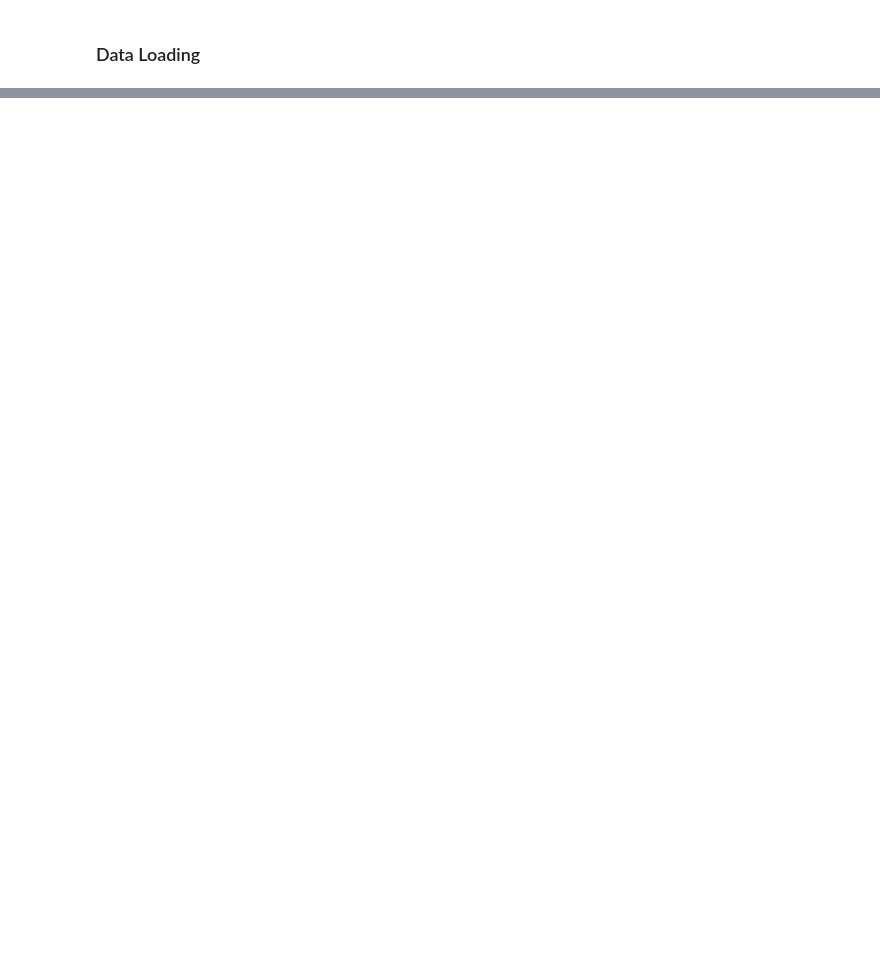
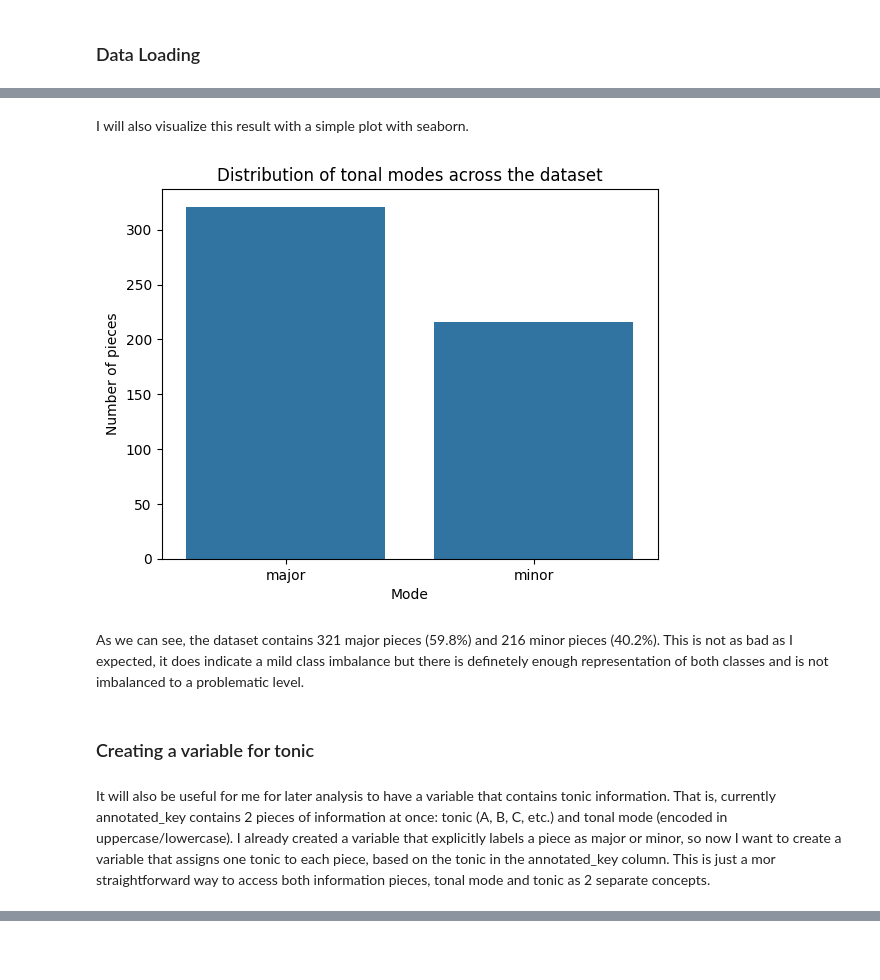
Before and after one commit to ele-spano22/master-thesis, a Jupyter notebook: notebooks/EDA.ipynb, the cells around one changed output, grey strips where cells are left out. Drawn from its saved outputs; the diff is of its cells as text; code cells hidden in the pictures; blank space fills up the shorter version.

```diff
--- a/notebooks/EDA.ipynb
+++ b/notebooks/EDA.ipynb
@@ -57,0 +124,18 @@ Make sure to add some explanation of what you are doing in your code. This will
+# %%
+metadata_list = []
+
+for corpus in data_path.iterdir():
+
+    if corpus.is_dir():
+
+        metadata_file = corpus / "metadata.tsv"
+
+        if metadata_file.exists():
+
+            df = pd.read_csv(metadata_file, sep="\t")
+            df["corpus"] = corpus.name
+
+            metadata_list.append(df)
+
+metadata = pd.concat(metadata_list, ignore_index=True)
+metadata["annotated_key"].dropna().unique()[:20]
@@ -57,0 +370,13 @@ Make sure to add some explanation of what you are doing in your code. This will
+# %%
+# here, I extract the first character of the key label and check if it is uppercase
+# If it is uppercase → major
+# If it is lowercase → minor
+
+metadata["mode"] = metadata["annotated_key"].str[0].str.isupper().map({
+    True: "major",
+    False: "minor"
+})
+
+# check the distribution of major vs minor pieces in the dataset.
+metadata["mode"].value_counts(dropna=False)
+metadata[["annotated_key", "mode"]].head(10)
@@ -57,0 +413,19 @@ Make sure to add some explanation of what you are doing in your code. This will
+# %% [markdown]
+I will also visualize this result with a simple plot with seaborn.
+# %%
+import seaborn as sns
+import matplotlib.pyplot as plt
+
+sns.countplot(data=metadata, x="mode")
+plt.title("Distribution of tonal modes across the dataset")
+plt.xlabel("Mode")
+plt.ylabel("Number of pieces")
+plt.show()
+# %% [output]
+[figure, added]
+# %% [markdown]
+As we can see, the dataset contains 321 major pieces (59.8%) and 216 minor pieces (40.2%). This is not as bad as I expected, it does indicate a mild class imbalance but there is definetely enough representation of both classes and is not imbalanced to a problematic level.
+# %% [markdown]
+### Creating a variable for tonic
+# %% [markdown]
+It will also be useful for me for later analysis to have a variable that contains tonic information. That is, currently annotated_key contains 2 pieces of information at once: tonic (A, B, C, etc.) and tonal mode (encoded in uppercase/lowercase). I already created a variable that explicitly labels a piece as major or minor, so now I want to create a variable that assigns one tonic to each piece, based on the tonic in the annotated_key column. This is just a mor straightforward way to access both information pieces, tonal mode and tonic as 2 separate concepts.
```
Also changed, not shown: parts of 109 cells of this notebook.
